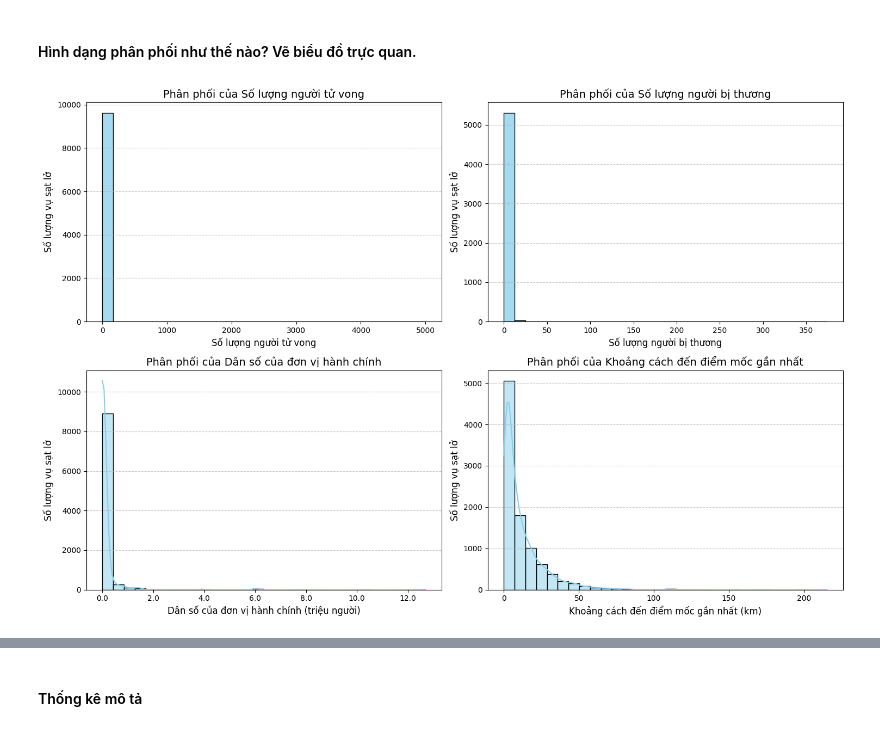
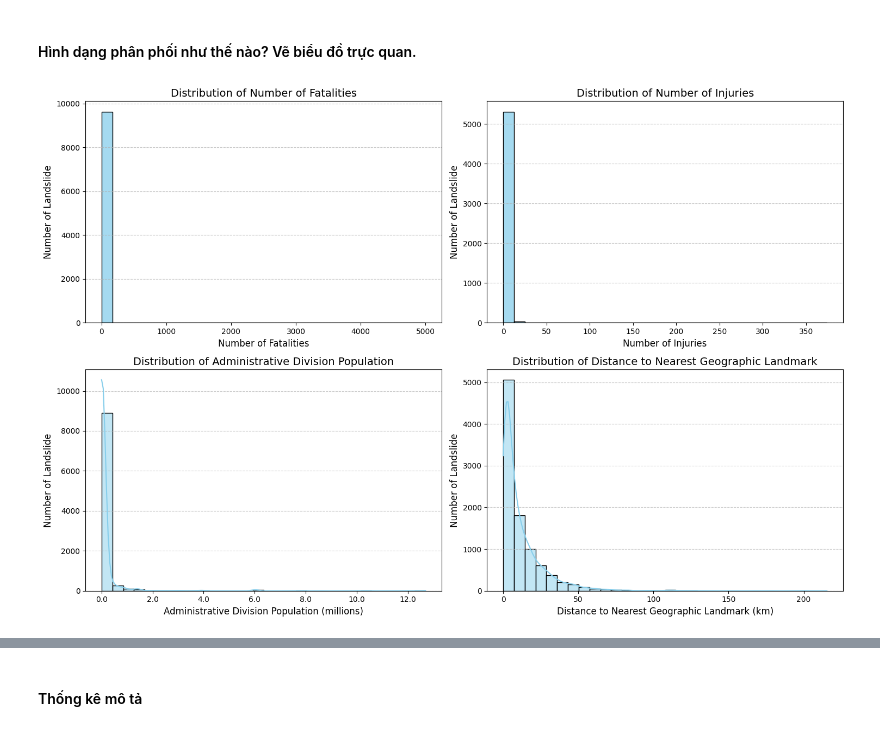
Before and after one commit to tientien01/Global-Landslide-Catalog-NASA-Analysis, a Jupyter notebook: notebook/02_data_exploration.ipynb, the cells around one changed output, grey strips where cells are left out. Saved outputs shown, nothing was run; the diff lists cells and outputs as text; code cells hidden in the pictures.

```diff
--- a/notebook/02_data_exploration.ipynb
+++ b/notebook/02_data_exploration.ipynb
@@ -229,42 +229,42 @@ Dataset có các cột số là: `fatality_count, injury_count, admin_division_p
 # %%
 # Hàm format tick: chia 1.000.000 để chuyển sang đơn vị triệu
 def millions(x, pos):
     return '{:,.1f}'.format(x / 1_000_000)
 
 # Danh sách các cột cần vẽ
 cols_to_plot = {
-    'fatality_count': 'Số lượng người tử vong',
-    'injury_count': 'Số lượng người bị thương',
-    'admin_division_population' : 'Dân số của đơn vị hành chính',
-    'gazeteer_distance' : 'Khoảng cách đến điểm mốc gần nhất'
+    'fatality_count': 'Number of Fatalities',
+    'injury_count': 'Number of Injuries',
+    'admin_division_population': 'Administrative Division Population',
+    'gazeteer_distance': 'Distance to Nearest Geographic Landmark'
 }
 
 n_cols = 2
 n_rows = 2
 
 plt.figure(figsize=(15, 5 * n_rows))
 
 for i, (col, col_name) in enumerate(cols_to_plot.items()):
     # Tạo vị trí cho từng biểu đồ
     ax = plt.subplot(n_rows, n_cols, i + 1)
 
     if col == 'gazeteer_distance':
         sns.histplot(df[col].dropna(), kde=True, bins=30, color='skyblue', edgecolor='black', ax=ax)
-        plt.xlabel(col_name + ' (km)', fontsize=12)
+        ax.set_xlabel(col_name + ' (km)', fontsize=12)
     elif col == 'admin_division_population':
         sns.histplot(df[col].dropna(), kde=True, bins=30, color='skyblue', edgecolor='black', ax=ax)
         ax.xaxis.set_major_formatter(FuncFormatter(millions))
-        plt.xlabel(col_name + ' (triệu người)', fontsize=12)
+        ax.set_xlabel(col_name + ' (millions)', fontsize=12)
     else:
         sns.histplot(df[col].dropna(), bins=30, color='skyblue', edgecolor='black', ax=ax)
-        plt.xlabel(col_name, fontsize=12)
+        ax.set_xlabel(col_name, fontsize=12)
+
     # Trang trí
-    plt.title(f'Phân phối của {col_name}', fontsize=14)
-    plt.ylabel('Số lượng vụ sạt lở', fontsize=12)
-
-    plt.grid(axis='y', linestyle='--', alpha=0.7)
+    ax.set_title(f'Distribution of {col_name}', fontsize=14)
+    ax.set_ylabel('Number of Landslide', fontsize=12)
+    ax.grid(axis='y', linestyle='--', alpha=0.7)
 
 plt.tight_layout()
 plt.show()
 # %% [output]
-[figure, old version]
+[figure, new version]
```
Also changed, not shown: parts of 16 cells of this notebook.
